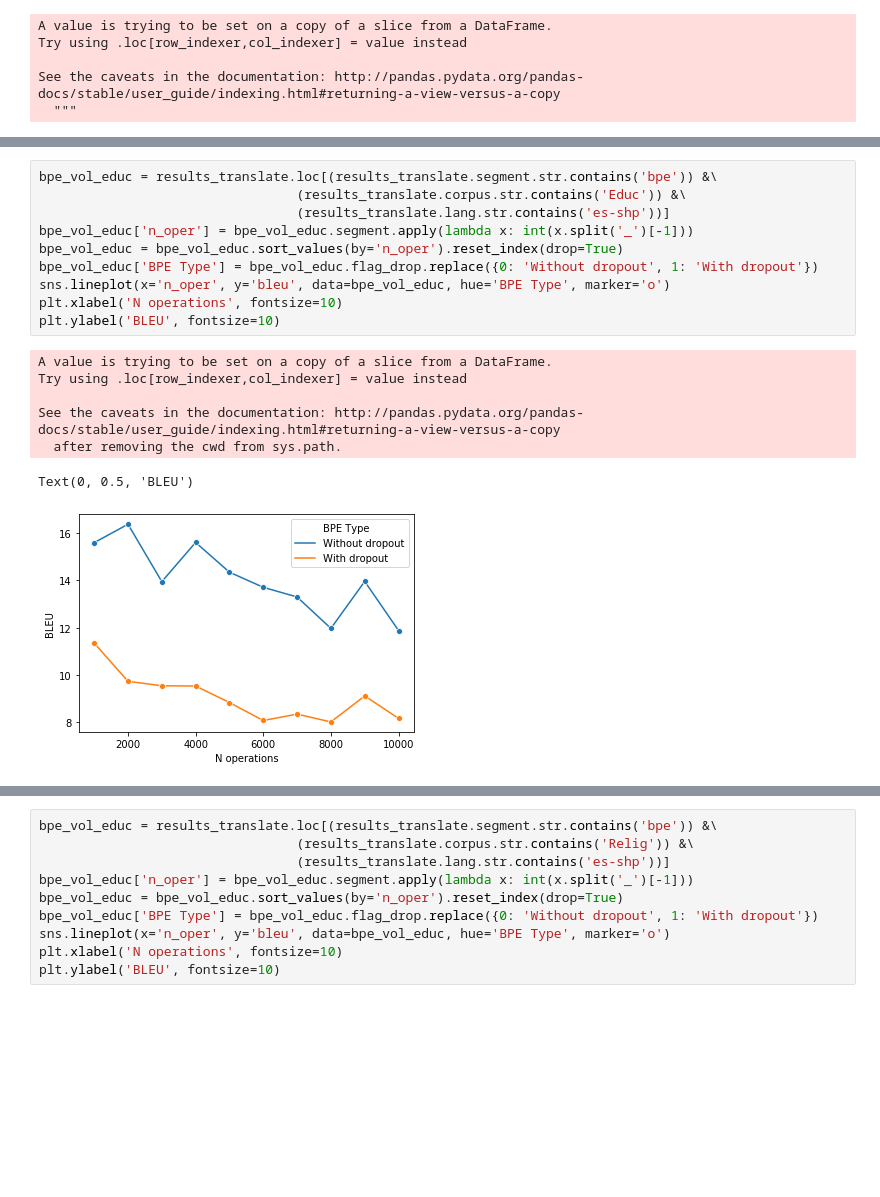
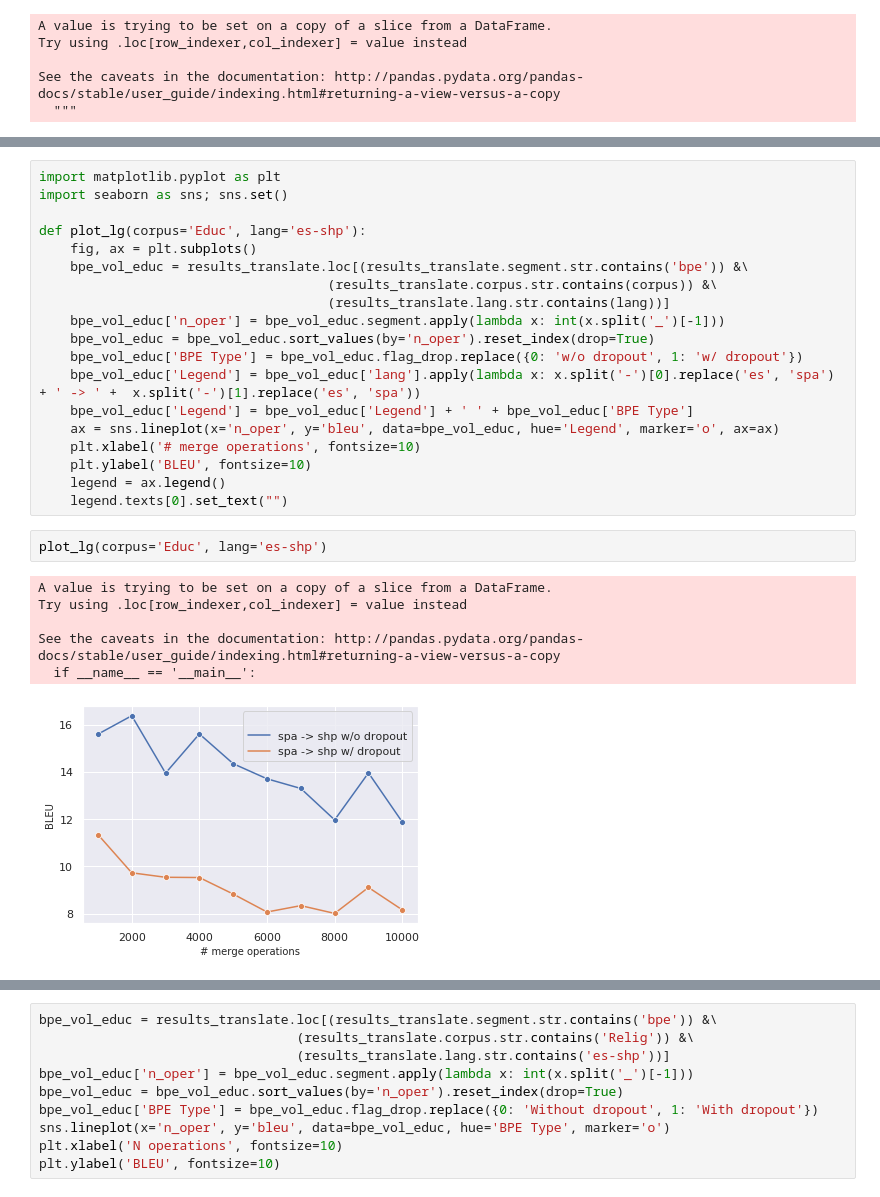
Before and after one commit to kdrivas/transfer_learning_nmt, a Jupyter notebook: nb/s7.plot_results.ipynb, the cells around one changed output, grey strips where cells are left out. Drawn from its saved outputs; the diff is of its cells as text; blank space fills up the shorter version.

```diff
--- a/nb/s7.plot_results.ipynb
+++ b/nb/s7.plot_results.ipynb
@@ -112,18 +117,28 @@ See the caveats in the documentation: http://pandas.pydata.org/pandas-docs/stabl
 # %%
-bpe_vol_educ = results_translate.loc[(results_translate.segment.str.contains('bpe')) &\
-                                 (results_translate.corpus.str.contains('Educ')) &\
-                                 (results_translate.lang.str.contains('es-shp'))]
-bpe_vol_educ['n_oper'] = bpe_vol_educ.segment.apply(lambda x: int(x.split('_')[-1]))
-bpe_vol_educ = bpe_vol_educ.sort_values(by='n_oper').reset_index(drop=True)
-bpe_vol_educ['BPE Type'] = bpe_vol_educ.flag_drop.replace({0: 'Without dropout', 1: 'With dropout'})
-sns.lineplot(x='n_oper', y='bleu', data=bpe_vol_educ, hue='BPE Type', marker='o')
-plt.xlabel('N operations', fontsize=10)
-plt.ylabel('BLEU', fontsize=10)
+import matplotlib.pyplot as plt
+import seaborn as sns; sns.set()
+
+def plot_lg(corpus='Educ', lang='es-shp'):
+    fig, ax = plt.subplots()
+    bpe_vol_educ = results_translate.loc[(results_translate.segment.str.contains('bpe')) &\
+                                     (results_translate.corpus.str.contains(corpus)) &\
+                                     (results_translate.lang.str.contains(lang))]
+    bpe_vol_educ['n_oper'] = bpe_vol_educ.segment.apply(lambda x: int(x.split('_')[-1]))
+    bpe_vol_educ = bpe_vol_educ.sort_values(by='n_oper').reset_index(drop=True)
+    bpe_vol_educ['BPE Type'] = bpe_vol_educ.flag_drop.replace({0: 'w/o dropout', 1: 'w/ dropout'})
+    bpe_vol_educ['Legend'] = bpe_vol_educ['lang'].apply(lambda x: x.split('-')[0].replace('es', 'spa') + ' -> ' +  x.split('-')[1].replace('es', 'spa'))
+    bpe_vol_educ['Legend'] = bpe_vol_educ['Legend'] + ' ' + bpe_vol_educ['BPE Type']
+    ax = sns.lineplot(x='n_oper', y='bleu', data=bpe_vol_educ, hue='Legend', marker='o', ax=ax)
+    plt.xlabel('# merge operations', fontsize=10)
+    plt.ylabel('BLEU', fontsize=10)
+    legend = ax.legend()
+    legend.texts[0].set_text("")
-# %% [output]
-A value is trying to be set on a copy of a slice from a DataFrame.
-Try using .loc[row_indexer,col_indexer] = value instead
-
-See the caveats in the documentation: http://pandas.pydata.org/pandas-docs/stable/user_guide/indexing.html#returning-a-view-versus-a-copy
-  after removing the cwd from sys.path.
-Text(0, 0.5, 'BLEU')
-[figure, removed]
+# %%
+plot_lg(corpus='Educ', lang='es-shp')
+# %% [output]
+A value is trying to be set on a copy of a slice from a DataFrame.
+Try using .loc[row_indexer,col_indexer] = value instead
+
+See the caveats in the documentation: http://pandas.pydata.org/pandas-docs/stable/user_guide/indexing.html#returning-a-view-versus-a-copy
+  if __name__ == '__main__':
+[figure, added]
```
Also changed, not shown: parts of 26 cells of this notebook, 4 other files.
